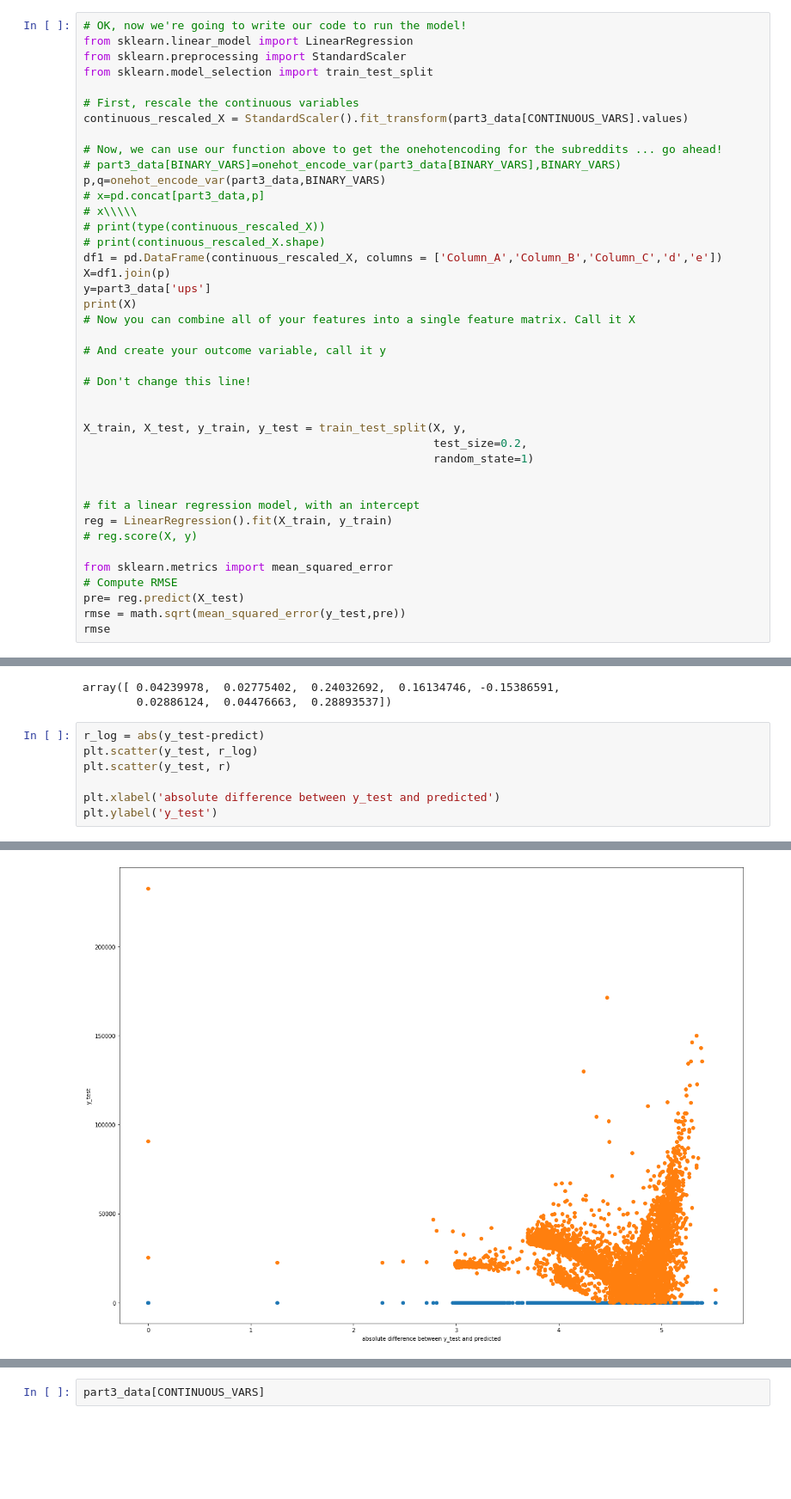
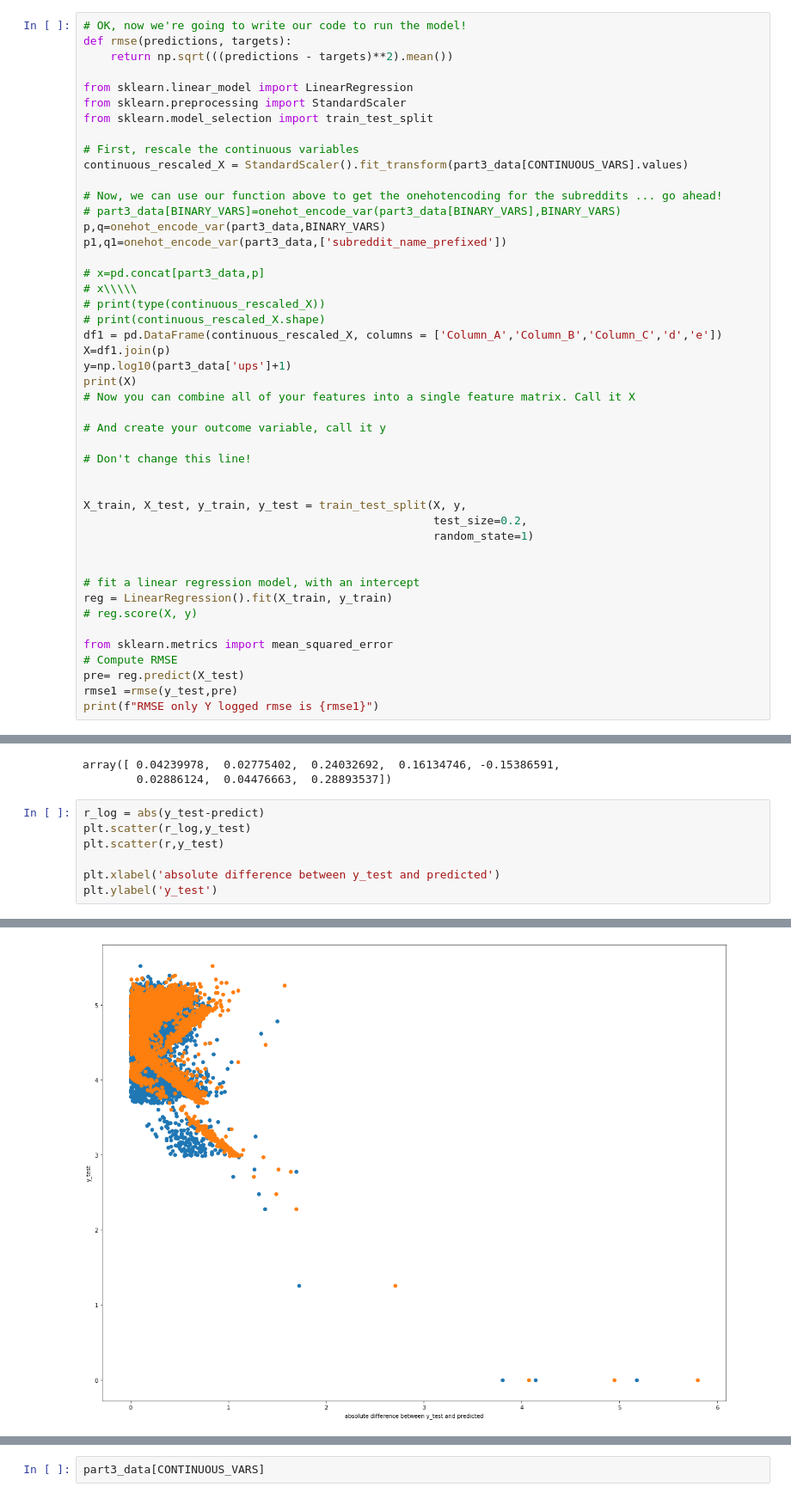
Before and after one commit to IAM-RAAVAAN/ml-project, a Jupyter notebook: assignment_1_474_s22_working.ipynb, the cells around one changed output, grey strips where cells are left out. Shown at 86% size. Drawn from its saved outputs; the diff is of its cells as text; blank space fills up the shorter version.

```diff
--- a/assignment_1_474_s22_working.ipynb
+++ b/assignment_1_474_s22_working.ipynb
@@ -670,6 +674,9 @@ def onehot_encode_var(data, varname):
     return onehot_encoded_variable, encoder.categories_
 # %%
 # OK, now we're going to write our code to run the model!
+def rmse(predictions, targets):
+    return np.sqrt(((predictions - targets)**2).mean())
+
 from sklearn.linear_model import LinearRegression
 from sklearn.preprocessing import StandardScaler
 from sklearn.model_selection import train_test_split
@@ -680,13 +687,15 @@ continuous_rescaled_X = StandardScaler().fit_transform(part3_data[CONTINUOUS_VAR
 # Now, we can use our function above to get the onehotencoding for the subreddits ... go ahead!
 # part3_data[BINARY_VARS]=onehot_encode_var(part3_data[BINARY_VARS],BINARY_VARS)
 p,q=onehot_encode_var(part3_data,BINARY_VARS)
+p1,q1=onehot_encode_var(part3_data,['subreddit_name_prefixed'])
+
 # x=pd.concat[part3_data,p]
 # x\\\\\
 # print(type(continuous_rescaled_X))
 # print(continuous_rescaled_X.shape)
 df1 = pd.DataFrame(continuous_rescaled_X, columns = ['Column_A','Column_B','Column_C','d','e'])
 X=df1.join(p)
-y=part3_data['ups']
+y=np.log10(part3_data['ups']+1)
 print(X)
 # Now you can combine all of your features into a single feature matrix. Call it X
 
@@ -707,8 +716,8 @@ reg = LinearRegression().fit(X_train, y_train)
 from sklearn.metrics import mean_squared_error
 # Compute RMSE
 pre= reg.predict(X_test)
-rmse = math.sqrt(mean_squared_error(y_test,pre))
-rmse
+rmse1 =rmse(y_test,pre)
+print(f"RMSE only Y logged rmse is {rmse1}")
 # %% [output]
        Column_A  Column_B  Column_C         d         e    0    1    2    3
 0      0.842128  1.414837  0.017452  0.039746  0.299652  1.0  0.0  0.0  0.0
@@ -812,11 +840,11 @@ array([ 0.04239978,  0.02775402,  0.24032692,  0.16134746, -0.15386591,
         0.02886124,  0.04476663,  0.28893537])
 # %%
 r_log = abs(y_test-predict)
-plt.scatter(y_test, r_log)
-plt.scatter(y_test, r)
+plt.scatter(r_log,y_test)
+plt.scatter(r,y_test)
 
 plt.xlabel('absolute difference between y_test and predicted')
 plt.ylabel('y_test')
 # %% [output]
 Text(0, 0.5, 'y_test')
-[figure, old version]
+[figure, new version]
```
Also changed, not shown: parts of 14 cells of this notebook, 5 other files.
